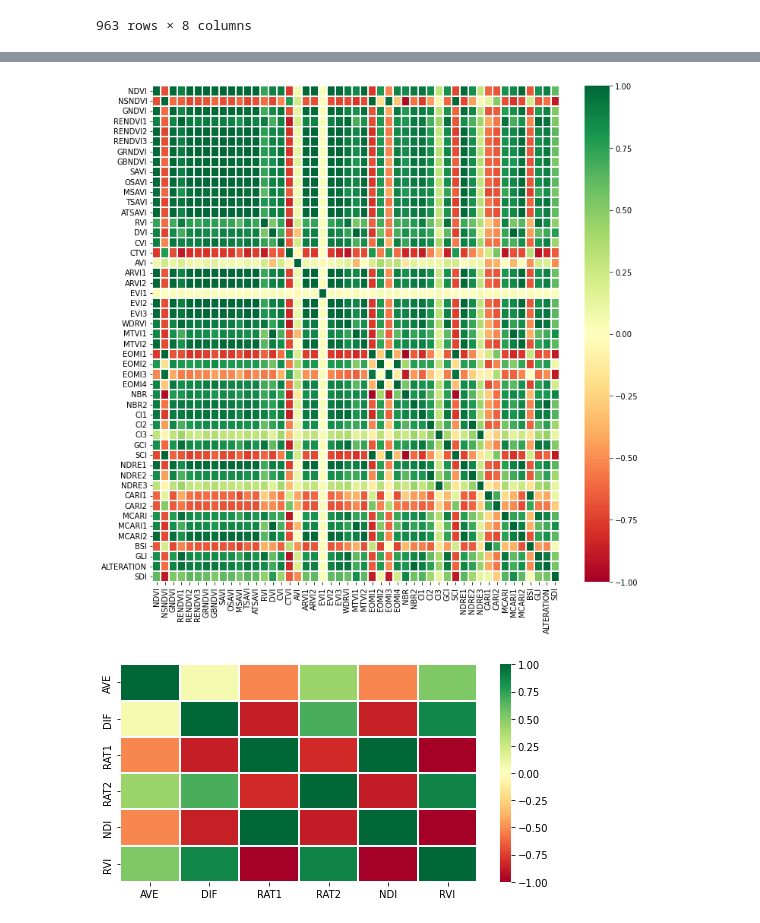
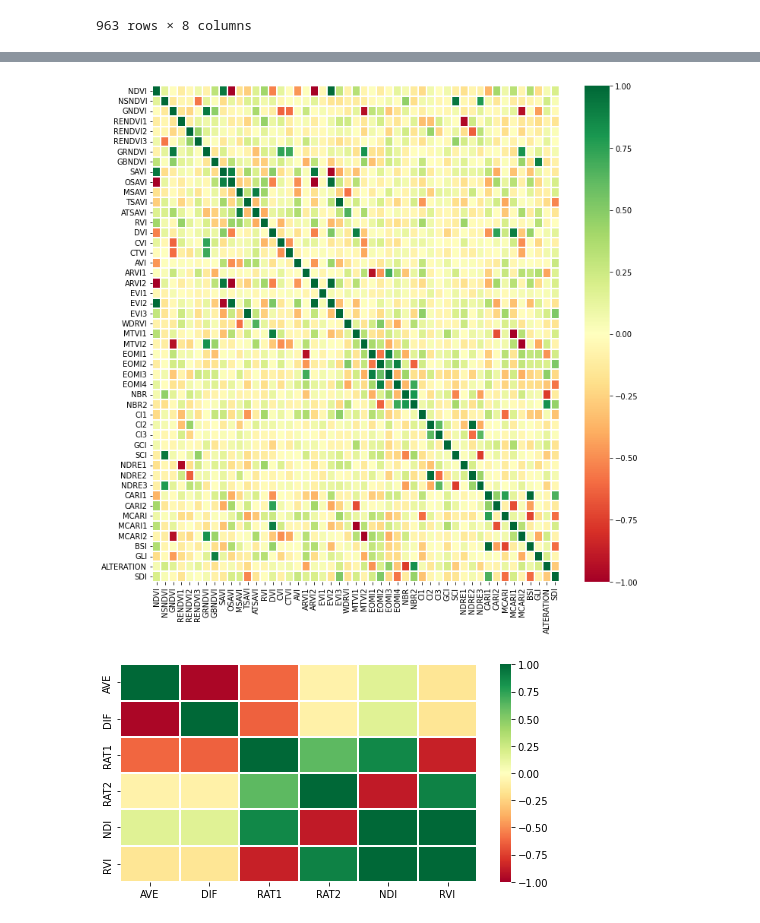
Before and after one commit to Amatofrancesco99/organic-fertilizers-detection, a Jupyter notebook: Notebooks/2-analysis/notebook.ipynb, the cells around one changed output, grey strips where cells are left out. Drawn from its saved outputs; the diff is of its cells as text; code cells hidden in the pictures.

Commit message:
Added partial correlations, graphs and continued with data analysis

```diff
--- a/Notebooks/2-analysis/notebook.ipynb
+++ b/Notebooks/2-analysis/notebook.ipynb
@@ -179,15 +220,15 @@ s1_df_norm
 # %%
 # Sentinel 2
 plt.figure(figsize=(12, 12))
-sns.heatmap(s2_df_norm.iloc[:, 12:].corr(), cmap='RdYlGn', linewidths = 0.1, vmin=-1, vmax=1);
+sns.heatmap(pg.pcorr(s2_df_norm.iloc[:, 12:]), cmap='RdYlGn', linewidths = 0.1, vmin=-1, vmax=1);
 # %% [output]
-[figure, old version]
+[figure, new version]
 # %%
 # Sentinel 1
 plt.figure(figsize=(8, 4))
-sns.heatmap(s1_df_norm.iloc[:, 2:].corr(), cmap='RdYlGn', linewidths = 0.1, vmin=-1, vmax=1);
+sns.heatmap(pg.pcorr(s1_df_norm.iloc[:, 2:]), cmap='RdYlGn', linewidths = 0.1, vmin=-1, vmax=1);
 # %% [output]
-[figure, old version]
+[figure, new version]
 # %% [markdown]
 ## Which are the features that are changing more significantly when the crop field has been manured?
 From the date of fertilization, let’s see what indexes change the most, that is to consider the trend of individual features throughout the whole year and then see if in the fertilization date that feature has changed significantly compared to the average (we want to understand what is the spectral response of the fertilization itself).
```
Also changed, not shown: parts of 15 cells of this notebook, 1 other file.
